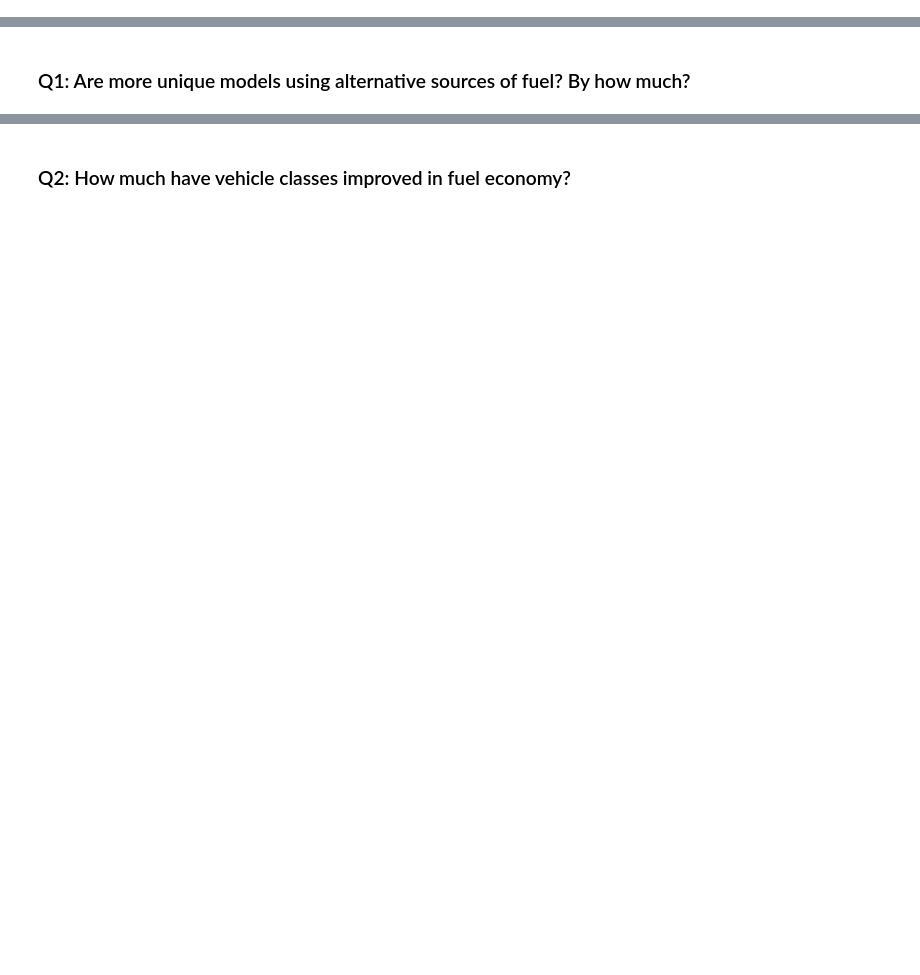
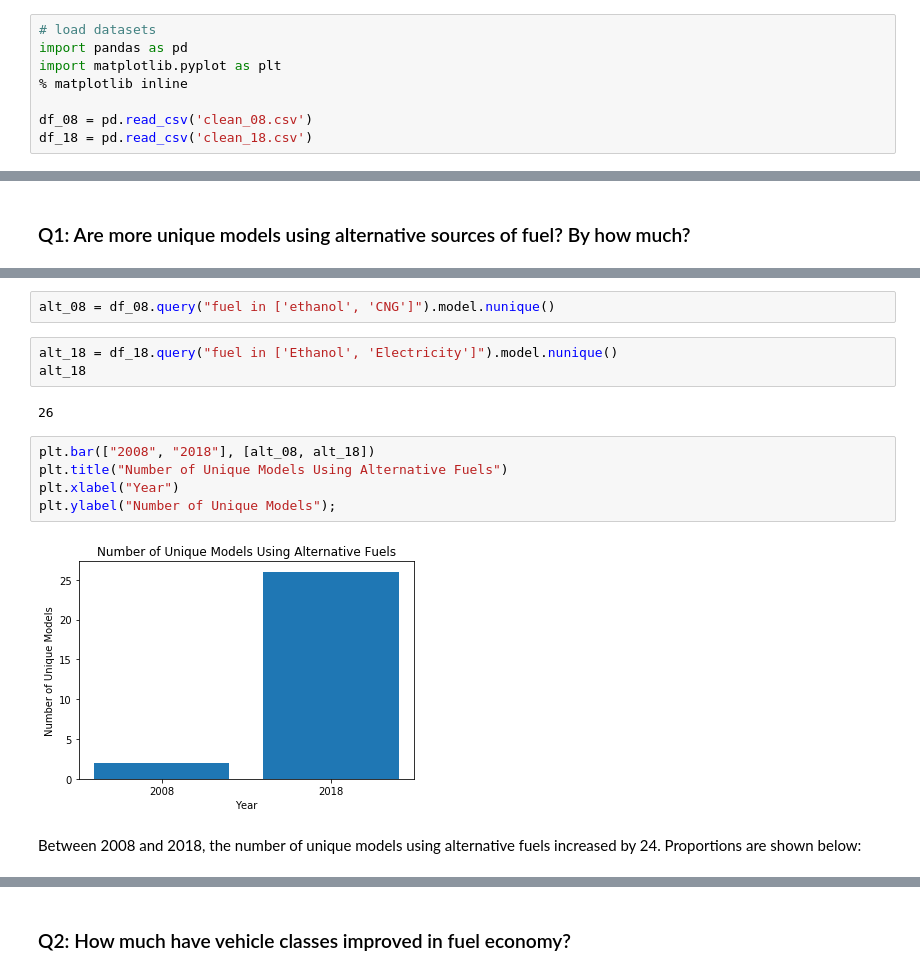
Before and after one commit to tnakatani/Udacity_DAND, a Jupyter notebook: 2_Intro_DA/3_CaseStudy2/drawing_conclusions.ipynb, the cells around one changed output, grey strips where cells are left out. Saved outputs shown, nothing was run; the diff lists cells and outputs as text; blank space fills up the shorter version.

```diff
--- a/2_Intro_DA/3_CaseStudy2/drawing_conclusions.ipynb
+++ b/2_Intro_DA/3_CaseStudy2/drawing_conclusions.ipynb
@@ -8,0 +4,8 @@ df_18 =
+# %%
+# load datasets
+import pandas as pd
+import matplotlib.pyplot as plt
+% matplotlib inline
+
+df_08 = pd.read_csv('clean_08.csv')
+df_18 = pd.read_csv('clean_18.csv')
@@ -10,0 +27,16 @@ df_18 =
+# %%
+alt_08 = df_08.query("fuel in ['ethanol', 'CNG']").model.nunique()
+# %%
+alt_18 = df_18.query("fuel in ['Ethanol', 'Electricity']").model.nunique()
+alt_18
+# %% [output]
+26
+# %%
+plt.bar(["2008", "2018"], [alt_08, alt_18])
+plt.title("Number of Unique Models Using Alternative Fuels")
+plt.xlabel("Year")
+plt.ylabel("Number of Unique Models");
+# %% [output]
+[figure, added]
+# %% [markdown]
+Between 2008 and 2018, the number of unique models using alternative fuels increased by 24. Proportions are shown below:
```
Also changed, not shown: parts of 22 cells of this notebook, 14 other files.
